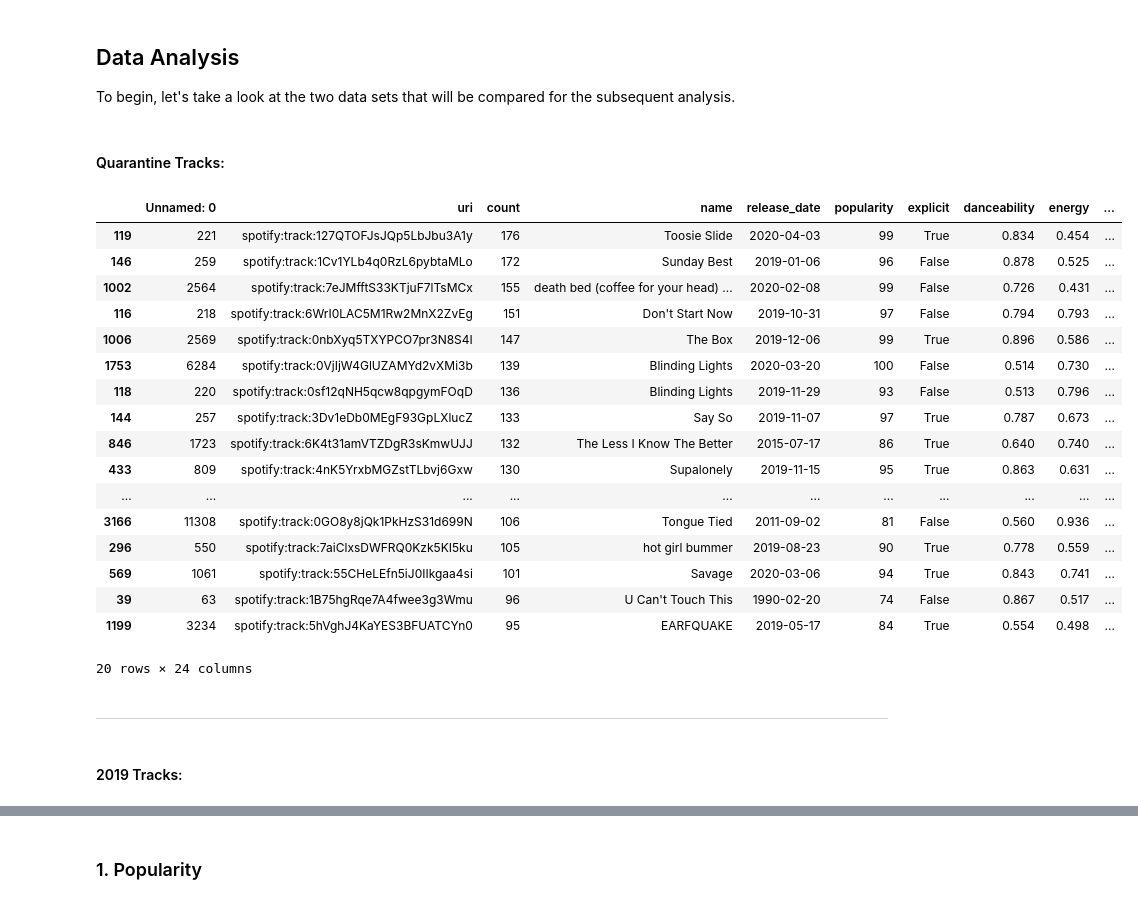
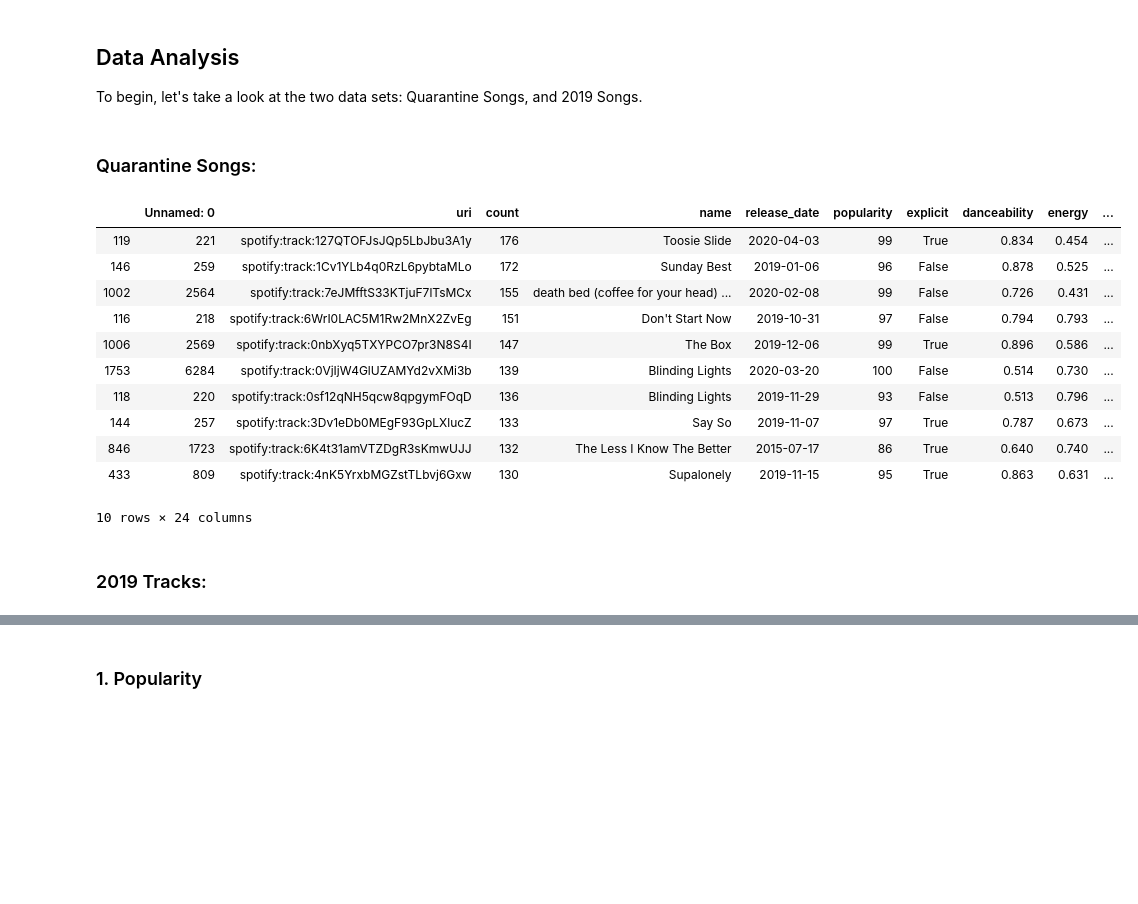
Before and after one commit to kzo2/Info-2950-Final-Project, a Jupyter notebook: data_analysis_final.ipynb, the cells around one changed output, grey strips where cells are left out. Drawn from its saved outputs; the diff is of its cells as text; code cells hidden in the pictures; blank space fills up the shorter version.

```diff
--- a/data_analysis_final.ipynb
+++ b/data_analysis_final.ipynb
@@ -43,3 +44,8 @@ Our Source data can be found in our Github folder under the name “datascraping
+# %% [markdown]
+<h2> Data Analysis </h2>
+<p> To begin, let's take a look at the two data sets: Quarantine Songs, and 2019 Songs. </p>
+# %% [markdown]
+<h3> Quarantine Songs: </h3>
 # %%
 #import python libraries
 import numpy as np
@@ -47,37 +53,24 @@ import pandas as pd
 from matplotlib import pyplot as plt
 from sklearn.linear_model import LinearRegression
 from scipy.stats import spearmanr, t
-# %% [markdown]
-<h2> Data Analysis </h2>
-<p> To begin, let's take a look at the two data sets that will be compared for the subsequent analysis. </p>
-# %% [markdown]
-<h4> Quarantine Tracks: </h4>
 # %%
 tracks_quar = pd.read_csv("tracks_list.csv")
-#shows a snipit of the data set (20 songs), sorted by appearances
-tracks_quar.sort_values(by=['count'], ascending=False)[:20]
+#shows a snippet of 20 songs sorted by appearances
+tracks_quar.sort_values(by=['count'], ascending=False)[:10]
 # %% [output]
 |  | Unnamed: 0 | uri | count | name | release_date | popularity | explicit | danceability | energy | ... |
 | 119 | 221 | spotify:track:127QTOFJsJQp5LbJbu3A1y | 176 | Toosie Slide | 2020-04-03 | 99 | True | 0.834 | 0.454 | ... |
 | 146 | 259 | spotify:track:1Cv1YLb4q0RzL6pybtaMLo | 172 | Sunday Best | 2019-01-06 | 96 | False | 0.878 | 0.525 | ... |
 | 1002 | 2564 | spotify:track:7eJMfftS33KTjuF7lTsMCx | 155 | death bed (coffee for your head) ... | 2020-02-08 | 99 | False | 0.726 | 0.431 | ... |
 | 116 | 218 | spotify:track:6WrI0LAC5M1Rw2MnX2ZvEg | 151 | Don't Start Now | 2019-10-31 | 97 | False | 0.794 | 0.793 | ... |
 | 1006 | 2569 | spotify:track:0nbXyq5TXYPCO7pr3N8S4I | 147 | The Box | 2019-12-06 | 99 | True | 0.896 | 0.586 | ... |
 | 1753 | 6284 | spotify:track:0VjIjW4GlUZAMYd2vXMi3b | 139 | Blinding Lights | 2020-03-20 | 100 | False | 0.514 | 0.730 | ... |
 | 118 | 220 | spotify:track:0sf12qNH5qcw8qpgymFOqD | 136 | Blinding Lights | 2019-11-29 | 93 | False | 0.513 | 0.796 | ... |
 | 144 | 257 | spotify:track:3Dv1eDb0MEgF93GpLXlucZ | 133 | Say So | 2019-11-07 | 97 | True | 0.787 | 0.673 | ... |
 | 846 | 1723 | spotify:track:6K4t31amVTZDgR3sKmwUJJ | 132 | The Less I Know The Better | 2015-07-17 | 86 | True | 0.640 | 0.740 | ... |
 | 433 | 809 | spotify:track:4nK5YrxbMGZstTLbvj6Gxw | 130 | Supalonely | 2019-11-15 | 95 | True | 0.863 | 0.631 | ... |
-| ... | ... | ... | ... | ... | ... | ... | ... | ... | ... | ... |
-| 3166 | 11308 | spotify:track:0GO8y8jQk1PkHzS31d699N | 106 | Tongue Tied | 2011-09-02 | 81 | False | 0.560 | 0.936 | ... |
-| 296 | 550 | spotify:track:7aiClxsDWFRQ0Kzk5KI5ku | 105 | hot girl bummer | 2019-08-23 | 90 | True | 0.778 | 0.559 | ... |
-| 569 | 1061 | spotify:track:55CHeLEfn5iJ0IIkgaa4si | 101 | Savage | 2020-03-06 | 94 | True | 0.843 | 0.741 | ... |
-| 39 | 63 | spotify:track:1B75hgRqe7A4fwee3g3Wmu | 96 | U Can't Touch This | 1990-02-20 | 74 | False | 0.867 | 0.517 | ... |
-| 1199 | 3234 | spotify:track:5hVghJ4KaYES3BFUATCYn0 | 95 | EARFQUAKE | 2019-05-17 | 84 | True | 0.554 | 0.498 | ... |
-20 rows × 24 columns
+10 rows × 24 columns
-# %% [markdown]
----
 # %% [markdown]
-<h4> 2019 Tracks: </h4>
+<h3> 2019 Tracks: </h3>
 # %%
 tracks_2019 = pd.read_csv("tracks_list_2019.csv")
```
Also changed, not shown: parts of 85 cells of this notebook.
